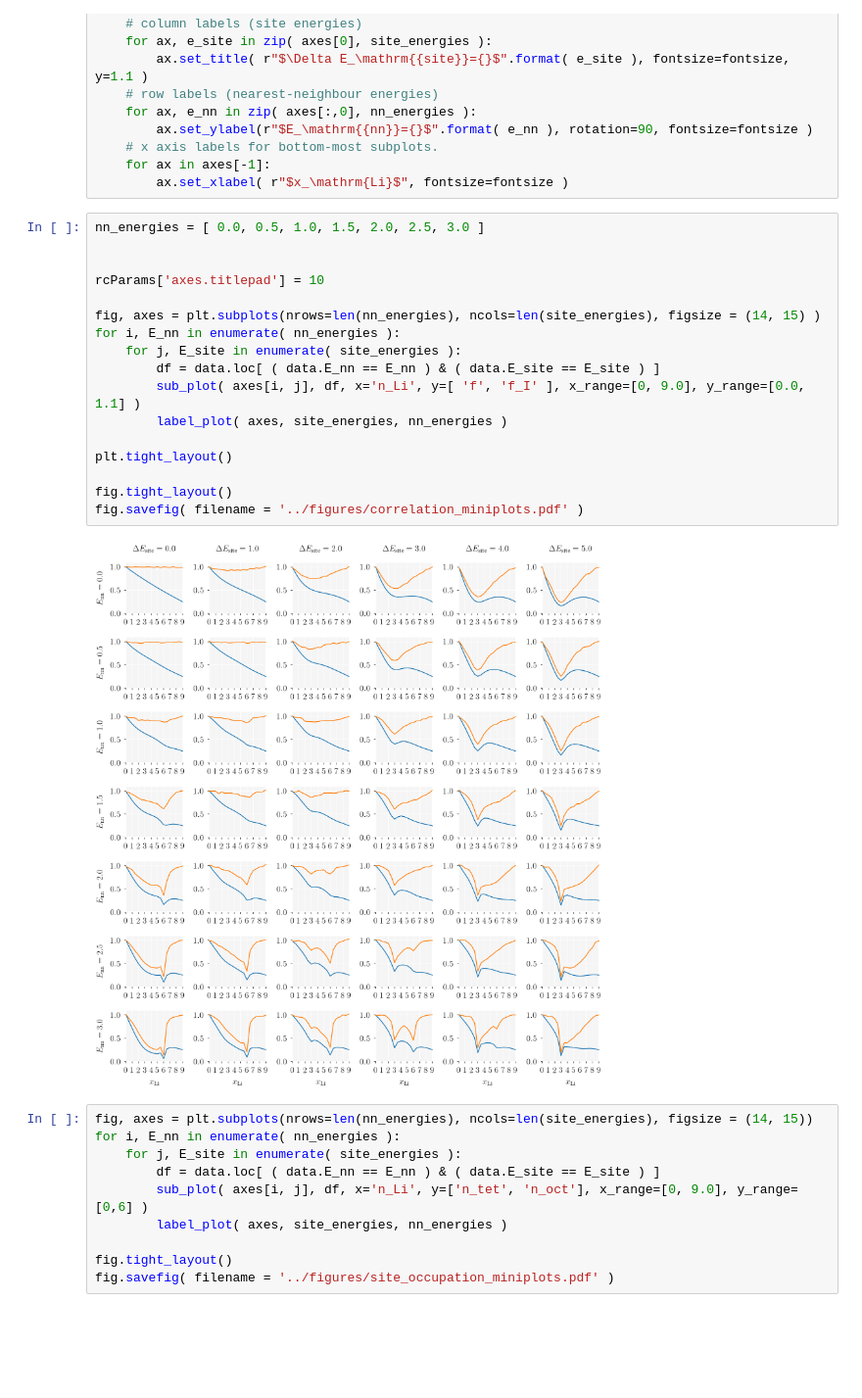
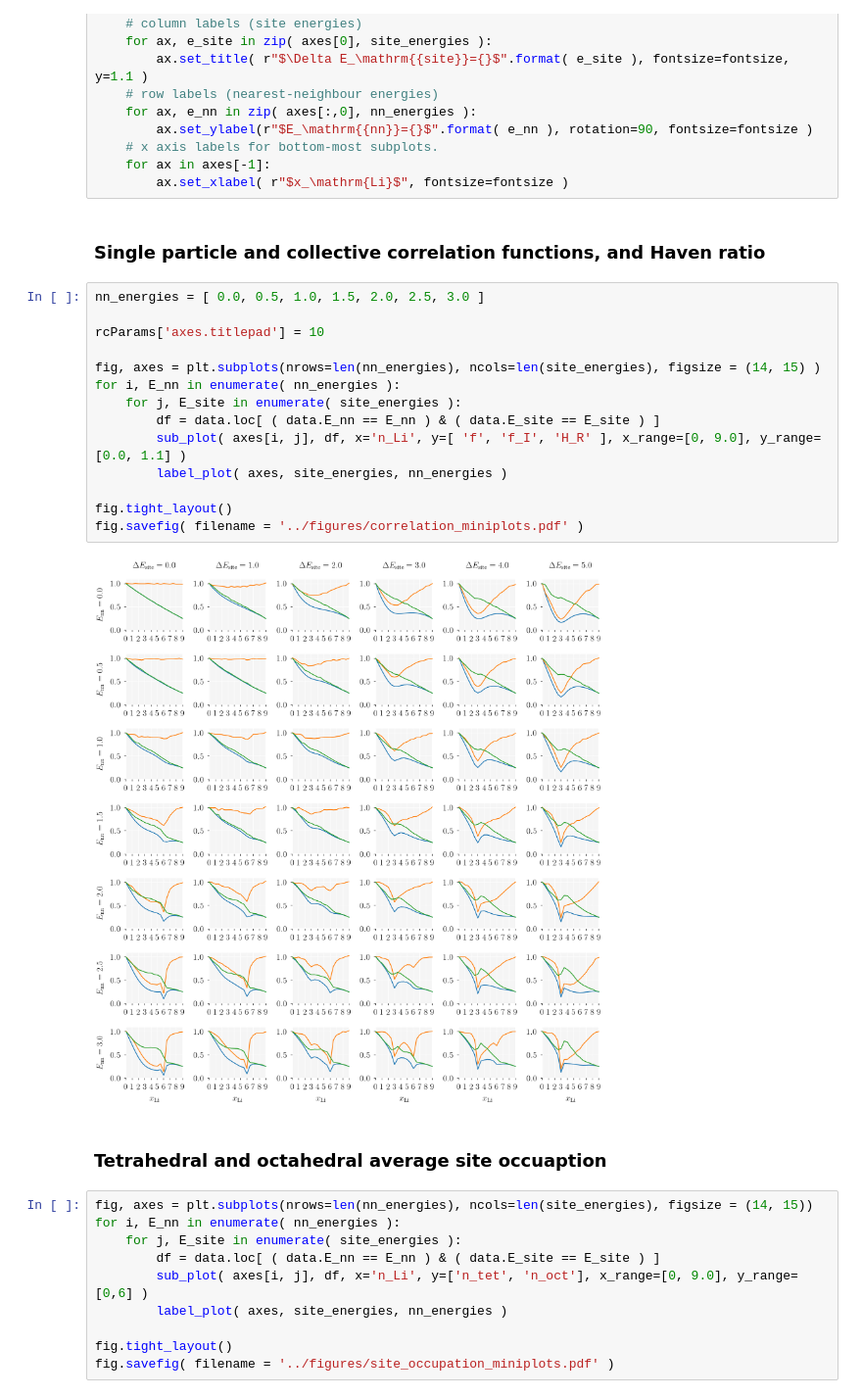
Before and after one commit to bjmorgan/garnet-lgmc-data, a Jupyter notebook: analysis/garnet_LGMC.ipynb, the cells around one changed output. Shown at 98% size. Cells and saved outputs as stored; diff of their text form; blank space fills up the shorter version.

```diff
--- a/analysis/garnet_LGMC.ipynb
+++ b/analysis/garnet_LGMC.ipynb
@@ -268,25 +270,26 @@ def label_plot( axes, site_energies, nn_energies ):
     # x axis labels for bottom-most subplots.
     for ax in axes[-1]:
         ax.set_xlabel( r"$x_\mathrm{Li}$", fontsize=fontsize )
+# %% [markdown]
+### Single particle and collective correlation functions, and Haven ratio
 # %%
 nn_energies = [ 0.0, 0.5, 1.0, 1.5, 2.0, 2.5, 3.0 ]
-
 
 rcParams['axes.titlepad'] = 10
 
 fig, axes = plt.subplots(nrows=len(nn_energies), ncols=len(site_energies), figsize = (14, 15) )
 for i, E_nn in enumerate( nn_energies ):
     for j, E_site in enumerate( site_energies ):
         df = data.loc[ ( data.E_nn == E_nn ) & ( data.E_site == E_site ) ]
-        sub_plot( axes[i, j], df, x='n_Li', y=[ 'f', 'f_I' ], x_range=[0, 9.0], y_range=[0.0, 1.1] )
+        sub_plot( axes[i, j], df, x='n_Li', y=[ 'f', 'f_I', 'H_R' ], x_range=[0, 9.0], y_range=[0.0, 1.1] )
         label_plot( axes, site_energies, nn_energies )
-
-plt.tight_layout()
 
 fig.tight_layout()
 fig.savefig( filename = '../figures/correlation_miniplots.pdf' )
 # %% [output]
-[figure, old version]
+[figure, new version]
+# %% [markdown]
+### Tetrahedral and octahedral average site occuaption
 # %%
 fig, axes = plt.subplots(nrows=len(nn_energies), ncols=len(site_energies), figsize = (14, 15))
 for i, E_nn in enumerate( nn_energies ):
```
Also changed, not shown: parts of 14 cells of this notebook, 9 other files.
